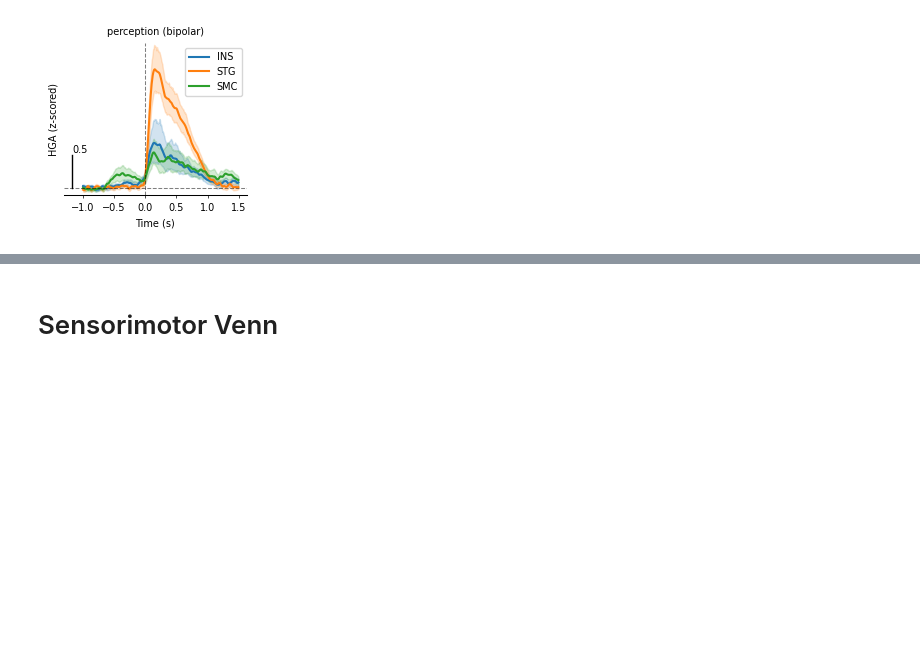
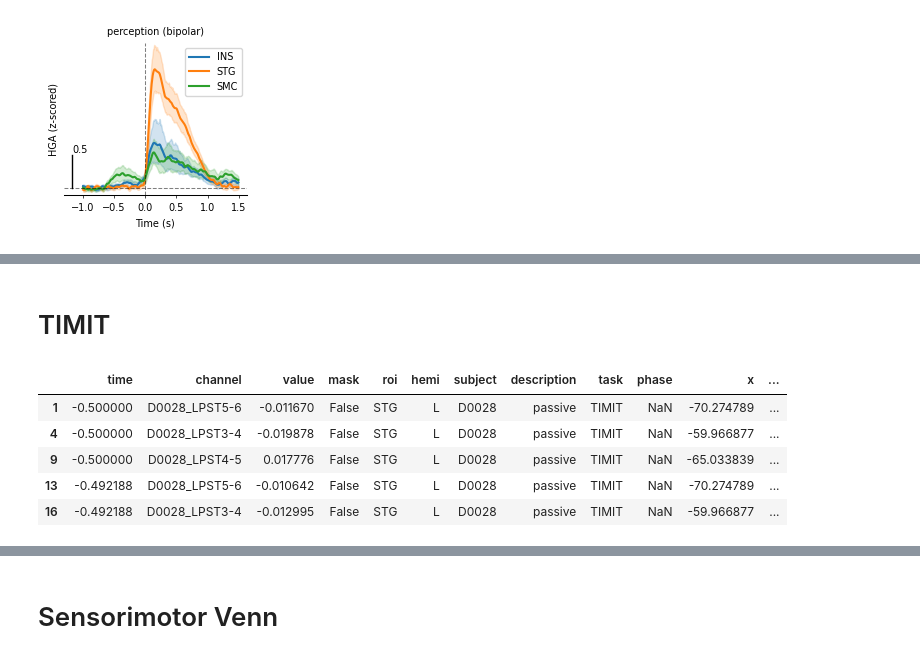
Before and after one commit to shinanlin/insula, a Jupyter notebook: viz/HGAs.ipynb, the cells around one changed output, grey strips where cells are left out. Cells and saved outputs as stored; diff of their text form; code cells hidden in the pictures; blank space fills up the shorter version.

```diff
--- a/viz/HGAs.ipynb
+++ b/viz/HGAs.ipynb
@@ -364,0 +609,31 @@ fig.savefig(f'../img/HGAs/time_HGA_{description}.svg', dpi=300, bbox_inches='tig
+# %% [markdown]
+# TIMIT
+# %%
+ref = 'bipolar'
+task = 'TIMIT'
+
+hga_path = BIDSPath(
+    root=f'../results/{task}({ref})',
+    datatype='HGA',
+    suffix='time',
+    check=False,
+)
+
+HGAs = []
+for path in tqdm(hga_path.match()):
+    df = pd.read_csv(path)
+    HGAs.append(df)
+
+HGAs = pd.concat(HGAs, ignore_index=True)
+HGAs = HGAs[HGAs['roi'].isin([
+    'STG','INS','SMC'
+])]
+
+HGAs.head()
+# %% [output]
+|  | time | channel | value | mask | roi | hemi | subject | description | task | phase | x | ... |
+| 1 | -0.500000 | D0028_LPST5-6 | -0.011670 | False | STG | L | D0028 | passive | TIMIT | NaN | -70.274789 | ... |
+| 4 | -0.500000 | D0028_LPST3-4 | -0.019878 | False | STG | L | D0028 | passive | TIMIT | NaN | -59.966877 | ... |
+| 9 | -0.500000 | D0028_LPST4-5 | 0.017776 | False | STG | L | D0028 | passive | TIMIT | NaN | -65.033839 | ... |
+| 13 | -0.492188 | D0028_LPST5-6 | -0.010642 | False | STG | L | D0028 | passive | TIMIT | NaN | -70.274789 | ... |
+| 16 | -0.492188 | D0028_LPST3-4 | -0.012995 | False | STG | L | D0028 | passive | TIMIT | NaN | -59.966877 | ... |
```
Also changed, not shown: parts of 14 cells of this notebook, 21 other files.
